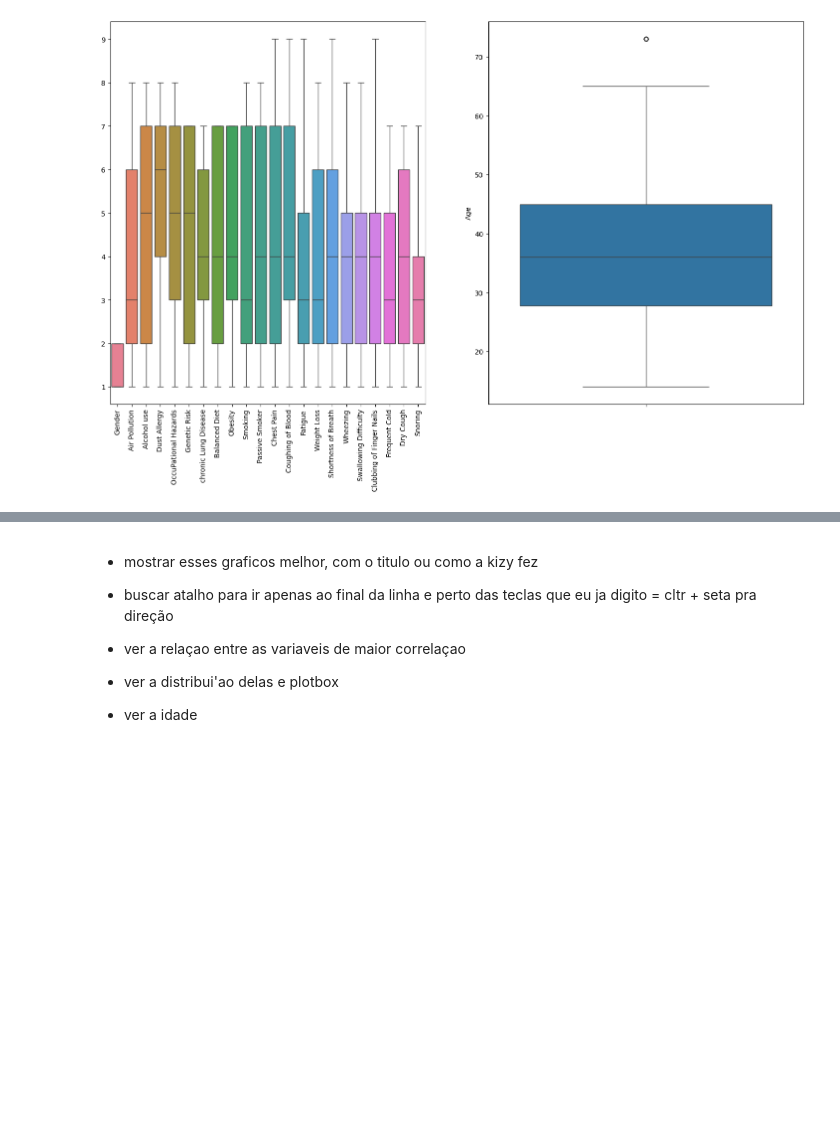
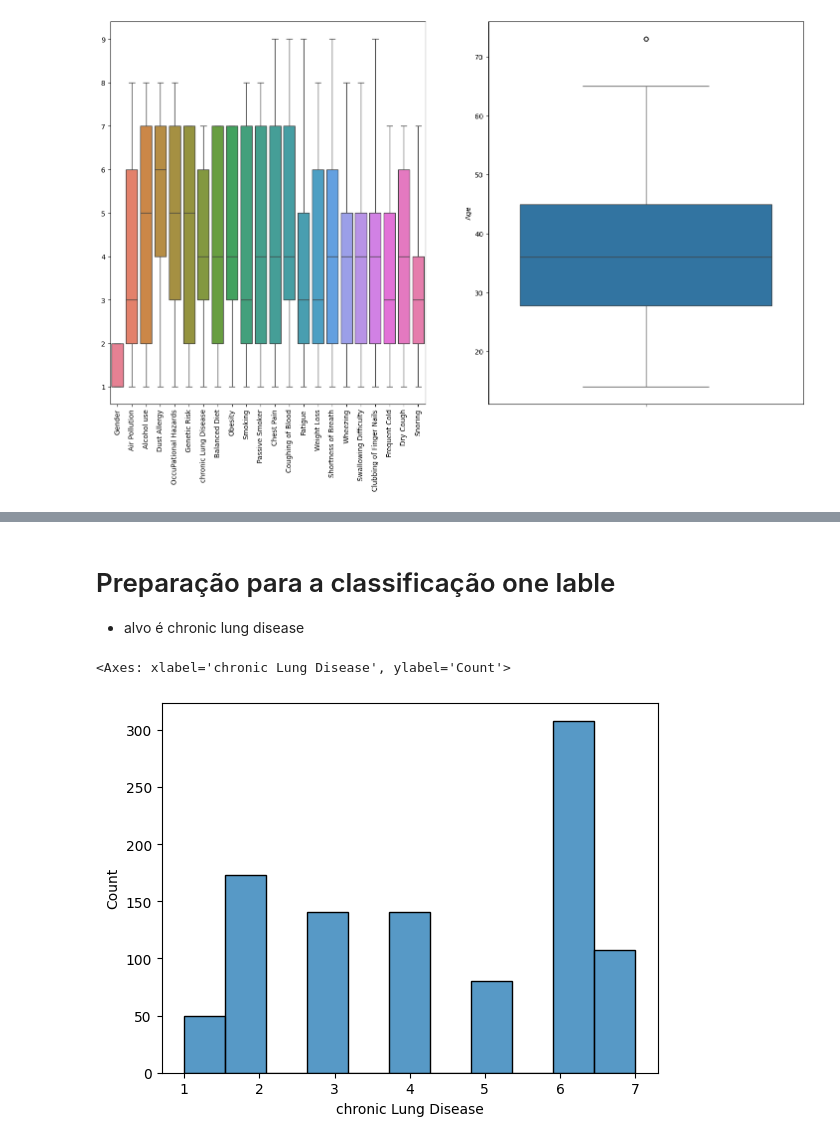
Before and after one commit to Danie110001001109192912/Cancer_prediction, a Jupyter notebook: lung_cancer_prediction.ipynb, the cells around one changed output, grey strips where cells are left out. Drawn from its saved outputs; the diff is of its cells as text; code cells hidden in the pictures; blank space fills up the shorter version.

```diff
--- a/lung_cancer_prediction.ipynb
+++ b/lung_cancer_prediction.ipynb
@@ -148,9 +170,10 @@ sns.histplot(pasc['Age'])
-# %% [markdown]
-
-* mostrar esses graficos melhor, com o titulo ou como a kizy fez
-
-* buscar atalho para ir apenas ao final da linha e perto das teclas que eu ja digito = cltr + seta pra direção
-
-* ver a relaçao entre as variaveis de maior correlaçao
-* ver a distribui'ao delas e plotbox
-* ver a idade
+# %% [markdown]
+# Preparação para a classificação one lable
+
+* alvo é chronic lung disease
+# %%
+target = pasc["chronic Lung Disease"].value_counts()
+sns.histplot(pasc['chronic Lung Disease'])
+# %% [output]
+<Axes: xlabel='chronic Lung Disease', ylabel='Count'>
+[figure, added]
```
Also changed, not shown: parts of 7 cells of this notebook.
